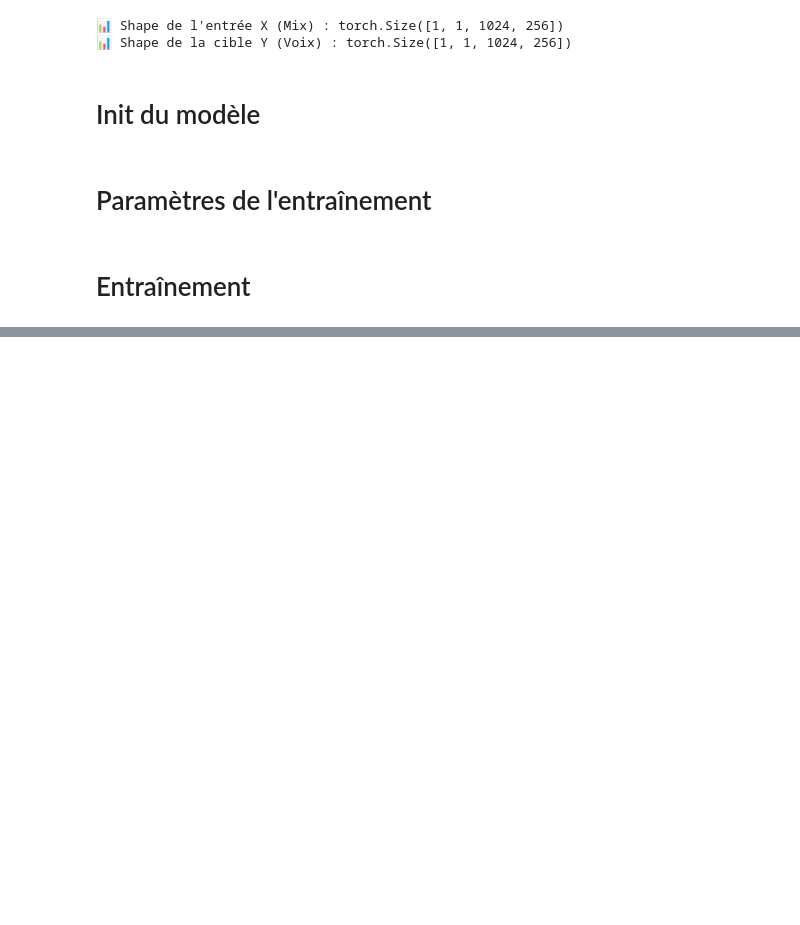
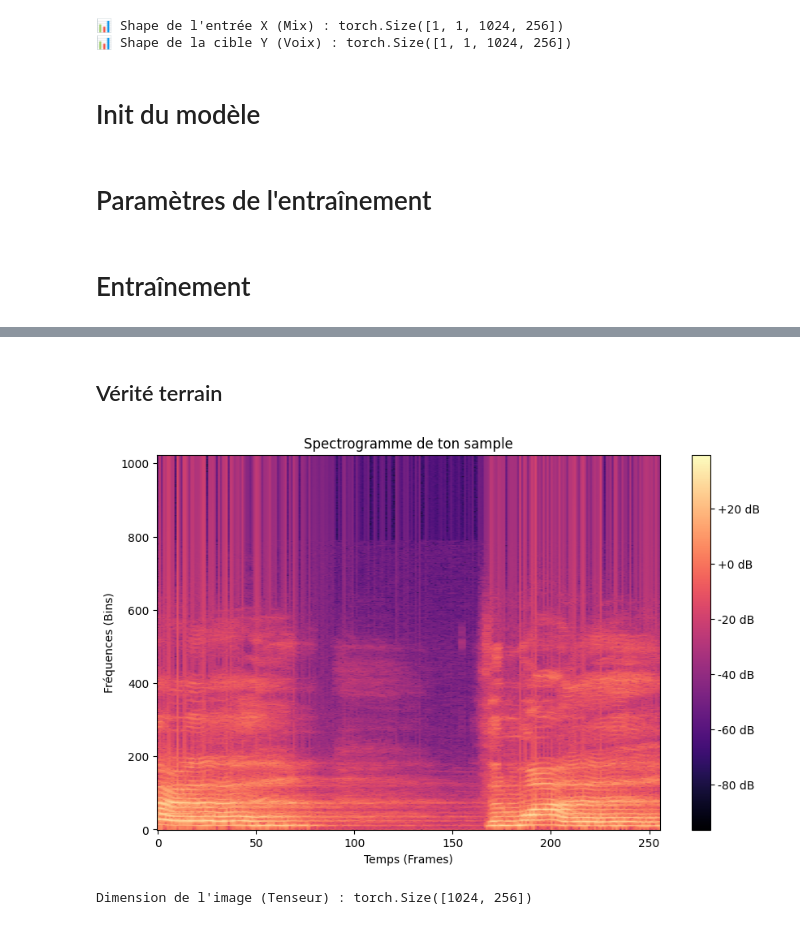
Before and after one commit to ggyors/audio_stem, a Jupyter notebook: ai_model/u_net_test.ipynb, the cells around one changed output, grey strips where cells are left out. Saved outputs shown, nothing was run; the diff lists cells and outputs as text; code cells hidden in the pictures; blank space fills up the shorter version.

```diff
--- a/ai_model/u_net_test.ipynb
+++ b/ai_model/u_net_test.ipynb
@@ -130,0 +216,14 @@ RuntimeError: The size of tensor a (256) must match the size of tensor b (128) a
+# %% [markdown]
+## Vérité terrain
+# %%
+plt.figure(figsize=(10, 6))
+plt.imshow(y_train.squeeze().detach(), origin='lower', aspect='auto', cmap='magma')
+plt.title("Spectrogramme de ton sample")
+plt.xlabel("Temps (Frames)")
+plt.ylabel("Fréquences (Bins)")
+plt.colorbar(format="%+2.0f dB")
+plt.show()
+print(f"Dimension de l'image (Tenseur) : {voice_spectogram.shape}")
+# %% [output]
+[figure, added]
+Dimension de l'image (Tenseur) : torch.Size([1024, 256])
```
Also changed, not shown: parts of 13 cells of this notebook, 2 other files.
